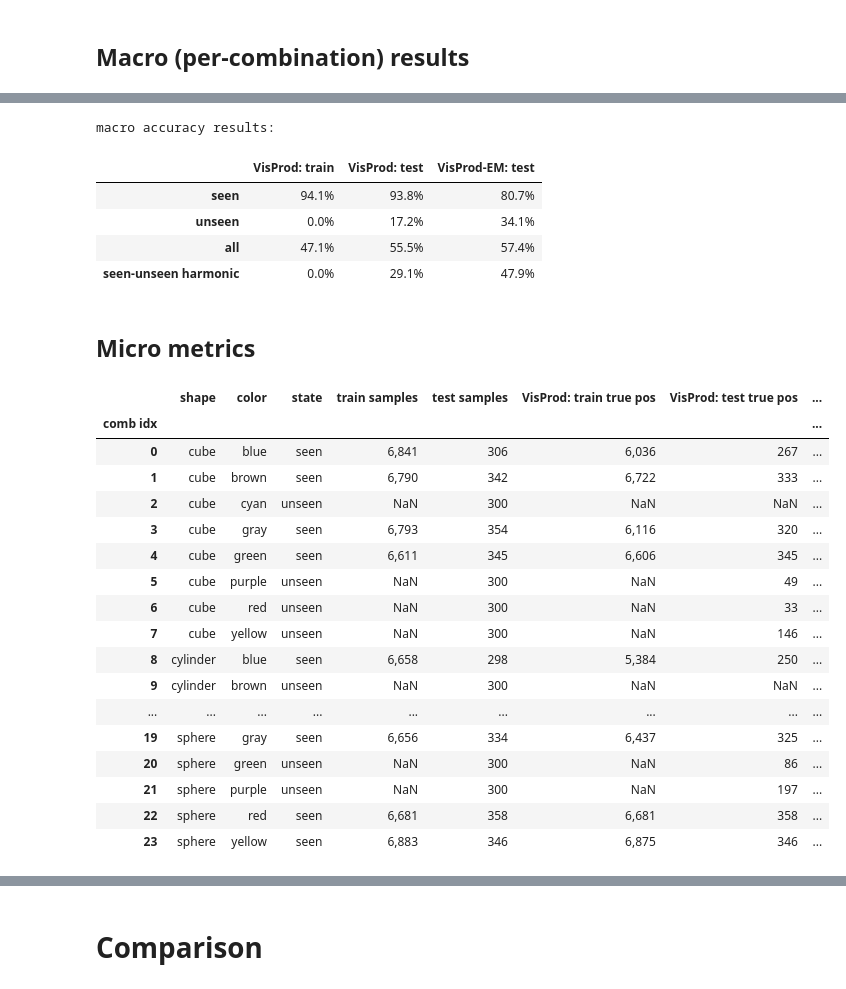
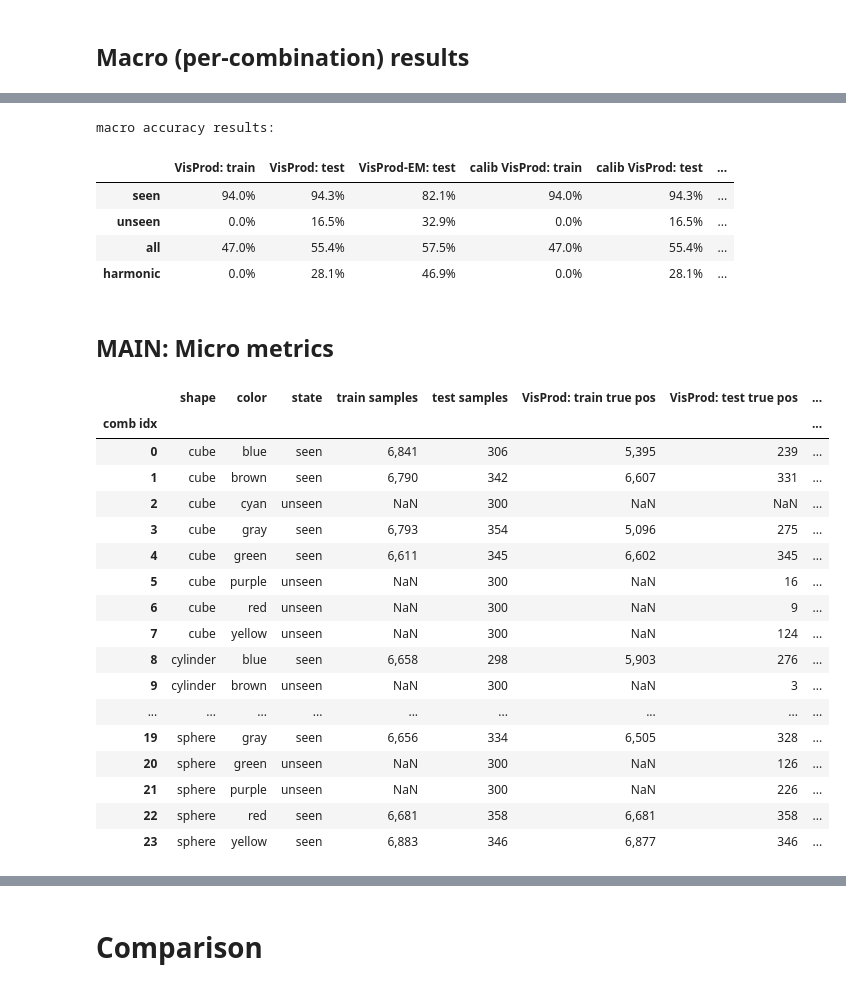
Before and after one commit to Ozziko/causal_comp, a Jupyter notebook: MLLS.ipynb, the cells around one changed output, grey strips where cells are left out. Drawn from its saved outputs; the diff is of its cells as text; code cells hidden in the pictures.

```diff
--- a/MLLS.ipynb
+++ b/MLLS.ipynb
@@ -69,20 +69,22 @@ class Args:
     num_split:int = 5000
     init_seed: int = 0 # for torch seeding
 
-    skorch_val_ratio: float = 0.15 # split is done inside skorch training; NOT related to 'val' dataset used for calibration, hypertuning
+    skorch_val_ratio: float = 0.2 # split is done inside skorch training; NOT related to 'val' dataset used for calibration, hypertuning
     batch_size: int = 1024 # also for sampling multi-shifts (multi-shifted train) for MLLS training
 
     # only for OZ splits
     train_size: int = int(80e3)
-    train_unseen_ovr_seen: float = 0.1
+    train_unseen_ovr_seen: float = 0
     test_size: int = int(8e3)
 
     # only for VisProd
     VP_mode: str = 'CE' # multi-class VisProd
     # VP_mode: str = 'BCE' # binary multi-label VisProd
-    VP_calibrate: bool = False
-    # VP_calibrate: bool = True
-    VP_held_out_ratio: float = 0.15 # held-out taken from train for calibration (only if VP_calibrate=True)
+    # VP_calibrate: bool = False
+    VP_calibrate: bool = True
+    # VP_held_out_from:str = 'train'
+    VP_held_out_from:str = 'val'
+    VP_held_out_ratio: float = 0.2 # held-out taken from train for calibration (only if VP_calibrate=True)
 
 args = Args()
 # %%
@@ -1032,3 +1083,12 @@ label_dists_df
 | 21 | sphere | purple | 7476 | 0.041533 | 2 | 5 | NaN | NaN | ... |
 | 22 | sphere | red | 7425 | 0.041250 | 2 | 6 | 6681.0 | 0.082524 | ... |
 | 23 | sphere | yellow | 7581 | 0.042117 | 2 | 7 | 6883.0 | 0.085019 | ... |
+# %%
+unseen_combs = label_dists_df.query("state == 'unseen'").index
+unseen_combs_idx_to_comb_idx = {i: comb_idx for i, comb_idx in enumerate(unseen_combs)}
+closed_preds = pd.DataFrame(Y_VisProd_probs['test'][:, unseen_combs].argmax(1), columns=['unseen comb idx'])
+closed_preds['comb idx'] = closed_preds['unseen comb idx'].map(unseen_combs_idx_to_comb_idx)
+closed_preds['closed true pos'] = closed_preds['comb idx'] == Y_comb_VP['test']
+closed_true_pos = closed_preds.query("`closed true pos`")['comb idx'].value_counts()
+label_dists_df[f'VisProd: test CLOSED true pos'] = closed_true_pos
+label_dists_df
@@ -1098,6 +1179,12 @@ true_pos = pd.Series(y[y==y_pred]).value_counts()
 label_dists_df[f'VisProd-EM: {phase} soft pred prior'] = pd.Series(VisProd_EM_shift_probs.mean(0))
 label_dists_df[f'VisProd-EM: {phase} true pos'] = true_pos
 label_dists_df[f'VisProd-EM: {phase} acc'] = label_dists_df[f'VisProd-EM: {phase} true pos'] / label_dists_df[f'{phase} samples']
+
+closed_preds = pd.DataFrame(VisProd_EM_shift_probs[:, unseen_combs].argmax(1), columns=['unseen comb idx'])
+closed_preds['comb idx'] = closed_preds['unseen comb idx'].map(unseen_combs_idx_to_comb_idx)
+closed_preds['closed true pos'] = closed_preds['comb idx'] == Y_comb_VP['test']
+closed_true_pos = closed_preds.query("`closed true pos`")['comb idx'].value_counts()
+label_dists_df[f'VisProd-EM: test CLOSED true pos'] = closed_true_pos
 label_dists_df
 # %% [output]
 |  | shape | color | global samples | global freq | shape idx | color idx | train samples | train freq | ... |
@@ -1187,6 +1295,13 @@ if args.VP_calibrate:
     label_dists_df[f'calib VisProd-EM: {phase} soft pred prior'] = pd.Series(VisProd_EM_shift_probs.mean(0))
     label_dists_df[f'calib VisProd-EM: {phase} true pos'] = true_pos
     label_dists_df[f'calib VisProd-EM: {phase} acc'] = label_dists_df[f'calib VisProd-EM: {phase} true pos'] / label_dists_df[f'{phase} samples']
+
+    closed_preds = pd.DataFrame(calib_VisProd_EM_shift_probs[:, unseen_combs].argmax(1), columns=['unseen comb idx'])
+    closed_preds['comb idx'] = closed_preds['unseen comb idx'].map(unseen_combs_idx_to_comb_idx)
+    closed_preds['closed true pos'] = closed_preds['comb idx'] == Y_comb_VP['test']
+    closed_true_pos = closed_preds.query("`closed true pos`")['comb idx'].value_counts()
+    label_dists_df[f'calib VisProd-EM: test CLOSED true pos'] = closed_true_pos
+    label_dists_df
 # %% [markdown]
 # Summary
 # %% [markdown]
@@ -1243,46 +1358,48 @@ macro_result_summary_df.columns = macro_result_summary_df.columns.str.replace('a
 
 acc_seen = macro_result_summary_df.loc['seen']
 acc_unseen = macro_result_summary_df.loc['unseen']
-macro_result_summary_df.loc['seen-unseen harmonic'] = 2*acc_seen*acc_unseen/(acc_seen+acc_unseen)
+macro_result_summary_df.loc['harmonic'] = 2*acc_seen*acc_unseen/(acc_seen+acc_unseen)
 
 print("macro accuracy results:")
 with pd.option_context('display.float_format',"{:,.1%}".format):
     display(macro_result_summary_df)
 # %% [output]
 macro accuracy results:
-|  | VisProd: train | VisProd: test | VisProd-EM: test |
-| seen | 94.1% | 93.8% | 80.7% |
-| unseen | 0.0% | 17.2% | 34.1% |
-| all | 47.1% | 55.5% | 57.4% |
-| seen-unseen harmonic | 0.0% | 29.1% | 47.9% |
+|  | VisProd: train | VisProd: test | VisProd-EM: test | calib VisProd: train | calib VisProd: test | ... |
+| seen | 94.0% | 94.3% | 82.1% | 94.0% | 94.3% | ... |
+| unseen | 0.0% | 16.5% | 32.9% | 0.0% | 16.5% | ... |
+| all | 47.0% | 55.4% | 57.5% | 47.0% | 55.4% | ... |
+| harmonic | 0.0% | 28.1% | 46.9% | 0.0% | 28.1% | ... |
 # %% [markdown]
-## Micro metrics
+## MAIN: Micro metrics
 # %%
 pos_result_cols = [col for col in label_dists_df.columns if 'true pos' in col]
+open_pos_result_cols = [col for col in pos_result_cols if 'CLOSED' not in col]
+closed_pos_result_cols = [col for col in pos_result_cols if 'CLOSED' in col]
 micro_result_cols = label_cols + ['state', 'train samples', 'test samples'] + pos_result_cols
 
 micro_results_df = label_dists_df[micro_result_cols]
 with pd.option_context('display.float_format',"{:,.0f}".format):
     display(micro_results_df)
 # %% [output]
 |  | shape | color | state | train samples | test samples | VisProd: train true pos | VisProd: test true pos | ... |
 | comb idx |  |  |  |  |  |  |  | ... |
-| 0 | cube | blue | seen | 6,841 | 306 | 6,036 | 267 | ... |
-| 1 | cube | brown | seen | 6,790 | 342 | 6,722 | 333 | ... |
+| 0 | cube | blue | seen | 6,841 | 306 | 5,395 | 239 | ... |
+| 1 | cube | brown | seen | 6,790 | 342 | 6,607 | 331 | ... |
 | 2 | cube | cyan | unseen | NaN | 300 | NaN | NaN | ... |
-| 3 | cube | gray | seen | 6,793 | 354 | 6,116 | 320 | ... |
-| 4 | cube | green | seen | 6,611 | 345 | 6,606 | 345 | ... |
-| 5 | cube | purple | unseen | NaN | 300 | NaN | 49 | ... |
-| 6 | cube | red | unseen | NaN | 300 | NaN | 33 | ... |
-| 7 | cube | yellow | unseen | NaN | 300 | NaN | 146 | ... |
-| 8 | cylinder | blue | seen | 6,658 | 298 | 5,384 | 250 | ... |
-| 9 | cylinder | brown | unseen | NaN | 300 | NaN | NaN | ... |
+| 3 | cube | gray | seen | 6,793 | 354 | 5,096 | 275 | ... |
+| 4 | cube | green | seen | 6,611 | 345 | 6,602 | 345 | ... |
+| 5 | cube | purple | unseen | NaN | 300 | NaN | 16 | ... |
+| 6 | cube | red | unseen | NaN | 300 | NaN | 9 | ... |
+| 7 | cube | yellow | unseen | NaN | 300 | NaN | 124 | ... |
+| 8 | cylinder | blue | seen | 6,658 | 298 | 5,903 | 276 | ... |
+| 9 | cylinder | brown | unseen | NaN | 300 | NaN | 3 | ... |
 | ... | ... | ... | ... | ... | ... | ... | ... | ... |
-| 19 | sphere | gray | seen | 6,656 | 334 | 6,437 | 325 | ... |
-| 20 | sphere | green | unseen | NaN | 300 | NaN | 86 | ... |
-| 21 | sphere | purple | unseen | NaN | 300 | NaN | 197 | ... |
+| 19 | sphere | gray | seen | 6,656 | 334 | 6,505 | 328 | ... |
+| 20 | sphere | green | unseen | NaN | 300 | NaN | 126 | ... |
+| 21 | sphere | purple | unseen | NaN | 300 | NaN | 226 | ... |
 | 22 | sphere | red | seen | 6,681 | 358 | 6,681 | 358 | ... |
-| 23 | sphere | yellow | seen | 6,883 | 346 | 6,875 | 346 | ... |
+| 23 | sphere | yellow | seen | 6,883 | 346 | 6,877 | 346 | ... |
 # %%
 models = set([name.split(':')[0] for name in pos_result_cols])
 models
```
Also changed, not shown: parts of 26 cells of this notebook.
